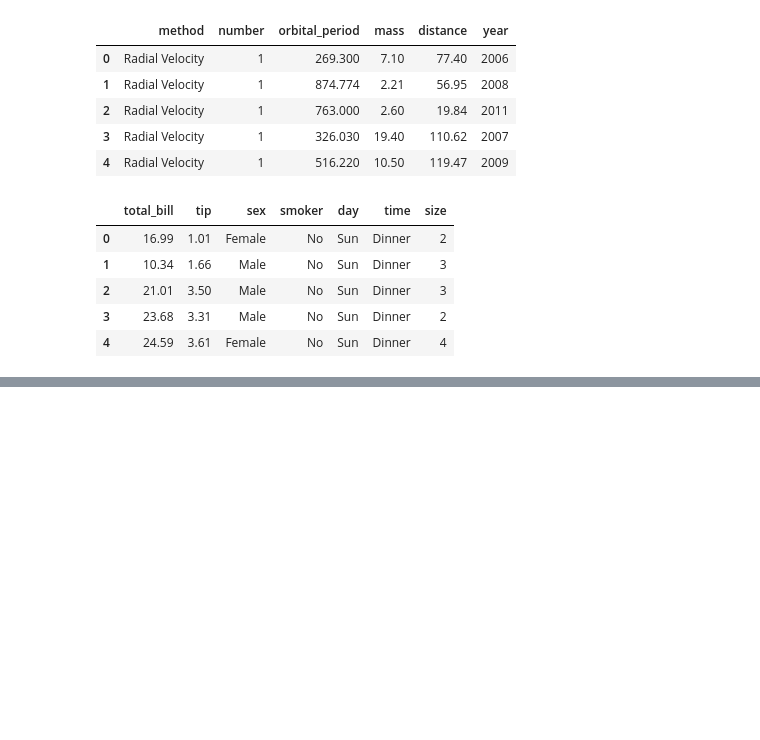
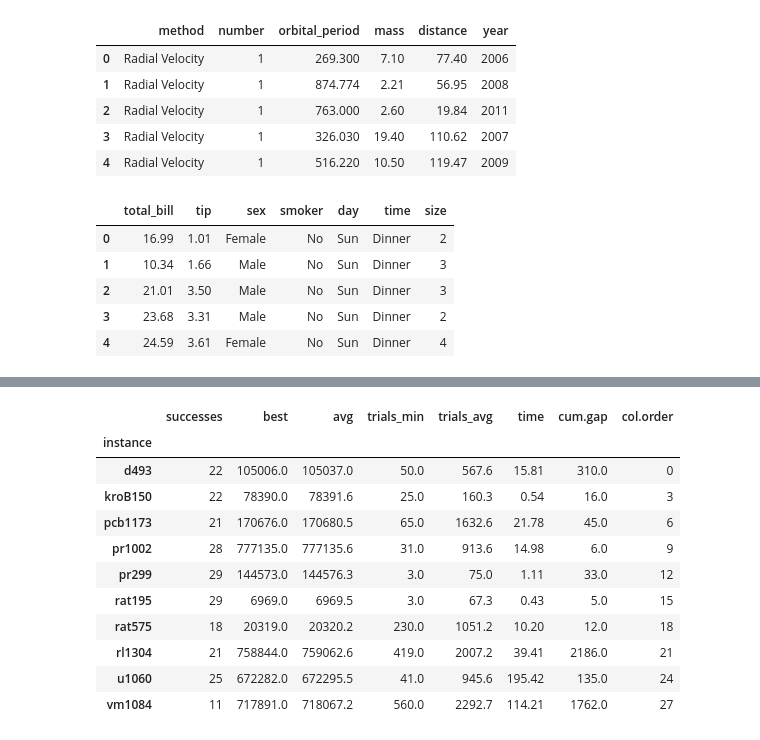
Before and after one commit to ViniciusBloise/NeuroLKH, a Jupyter notebook: play_stats.ipynb, the cells around one changed output, grey strips where cells are left out. Saved outputs shown, nothing was run; the diff lists cells and outputs as text; code cells hidden in the pictures; blank space fills up the shorter version.

```diff
--- a/play_stats.ipynb
+++ b/play_stats.ipynb
@@ -120,0 +209,20 @@ tips.head()
+# %%
+df['cum.gap'] = (df['avg'] - df['best']) * 10
+
+df2 = df.groupby('instance').sum()
+df2.sort_values('cum.gap', ascending=True)
+#df2.apply(lambda x: x.sort_values('avg', ascending=True))
+df2
+# %% [output]
+|  | successes | best | avg | trials_min | trials_avg | time | cum.gap | col.order |
+| instance |  |  |  |  |  |  |  |  |
+| d493 | 22 | 105006.0 | 105037.0 | 50.0 | 567.6 | 15.81 | 310.0 | 0 |
+| kroB150 | 22 | 78390.0 | 78391.6 | 25.0 | 160.3 | 0.54 | 16.0 | 3 |
+| pcb1173 | 21 | 170676.0 | 170680.5 | 65.0 | 1632.6 | 21.78 | 45.0 | 6 |
+| pr1002 | 28 | 777135.0 | 777135.6 | 31.0 | 913.6 | 14.98 | 6.0 | 9 |
+| pr299 | 29 | 144573.0 | 144576.3 | 3.0 | 75.0 | 1.11 | 33.0 | 12 |
+| rat195 | 29 | 6969.0 | 6969.5 | 3.0 | 67.3 | 0.43 | 5.0 | 15 |
+| rat575 | 18 | 20319.0 | 20320.2 | 230.0 | 1051.2 | 10.20 | 12.0 | 18 |
+| rl1304 | 21 | 758844.0 | 759062.6 | 419.0 | 2007.2 | 39.41 | 2186.0 | 21 |
+| u1060 | 25 | 672282.0 | 672295.5 | 41.0 | 945.6 | 195.42 | 135.0 | 24 |
+| vm1084 | 11 | 717891.0 | 718067.2 | 560.0 | 2292.7 | 114.21 | 1762.0 | 27 |
```
Also changed, not shown: parts of 4 cells of this notebook, 1 other file.
